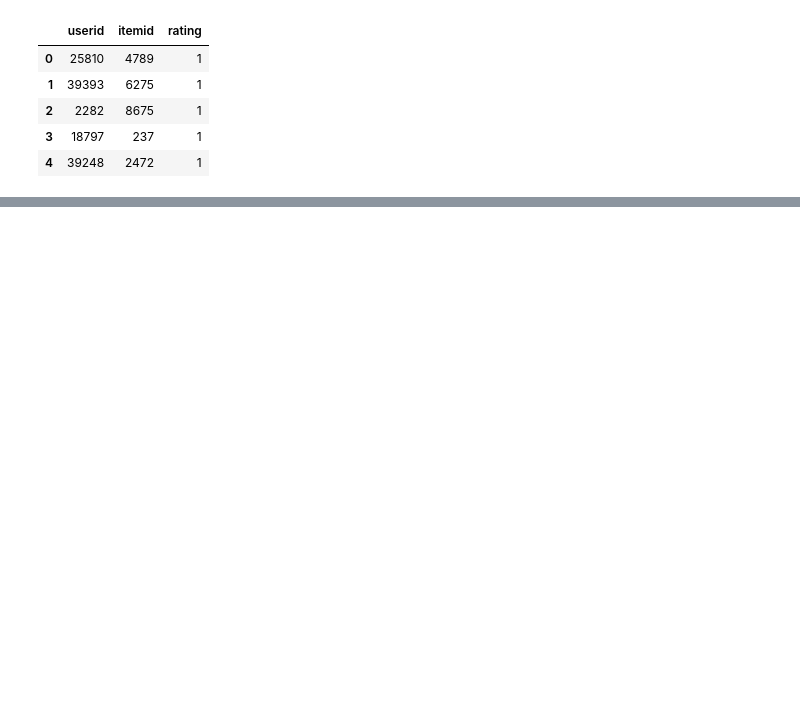
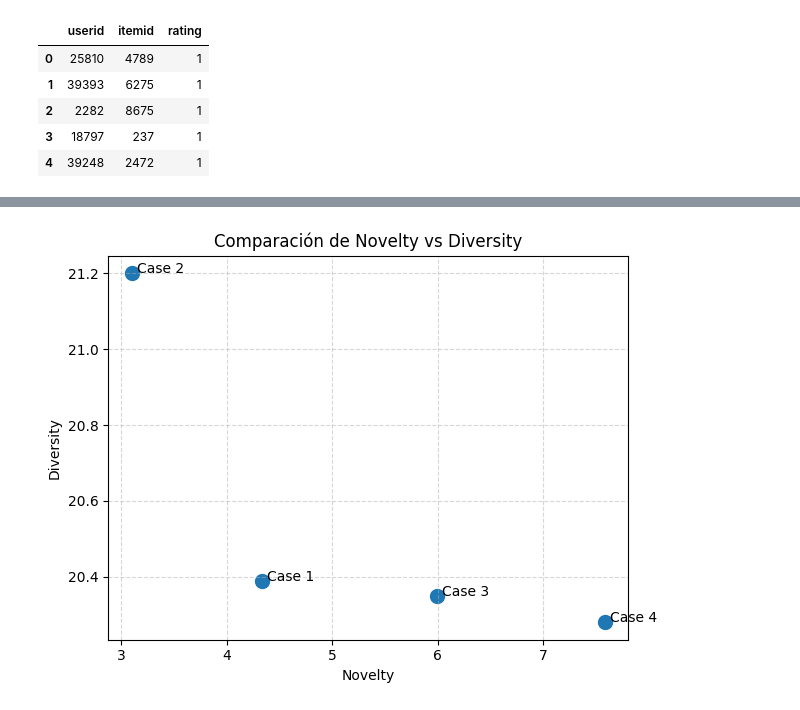
Before and after one commit to roahoki/anime-recommendation, a Jupyter notebook: ALS.ipynb, the cells around one changed output, grey strips where cells are left out. Cells and saved outputs as stored; diff of their text form; code cells hidden in the pictures; blank space fills up the shorter version.

```diff
--- a/ALS.ipynb
+++ b/ALS.ipynb
@@ -183,0 +360,17 @@ ndcg: 0.0036101083032490976
+# %%
+novelty_vals = [4.33, 3.10, 5.99, 7.58]
+diversity_vals = [20.39, 21.20, 20.35, 20.28]
+
+plt.scatter(novelty_vals, diversity_vals, s=100)
+
+for i, txt in enumerate(cases):
+    plt.annotate(txt, (novelty_vals[i] + 0.05, diversity_vals[i]))
+
+plt.xlabel("Novelty")
+plt.ylabel("Diversity")
+plt.title("Comparación de Novelty vs Diversity")
+plt.grid(True, linestyle='--', alpha=0.5)
+plt.tight_layout()
+plt.show()
+# %% [output]
+[figure, added]
```
Also changed, not shown: parts of 23 cells of this notebook.
